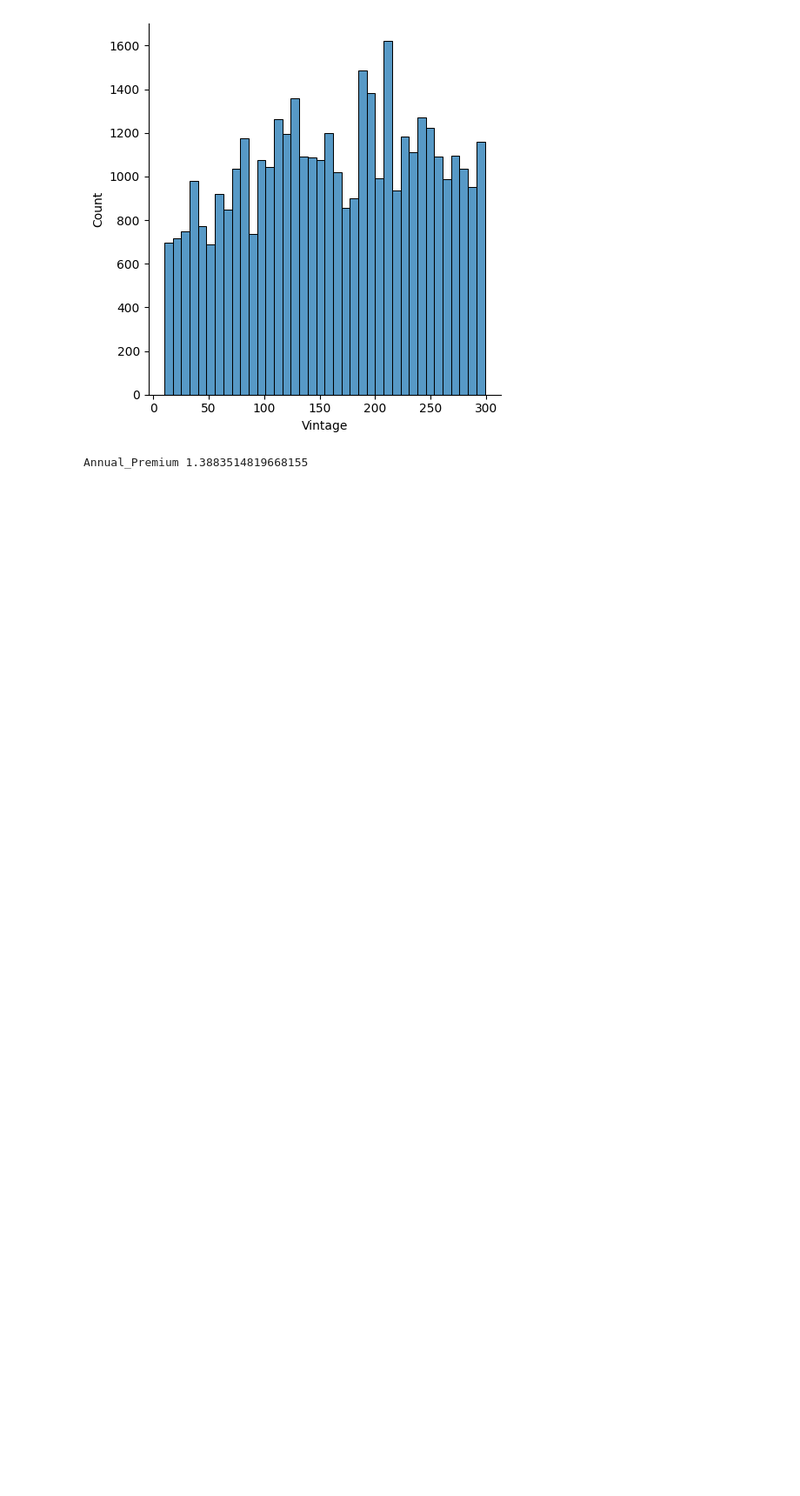
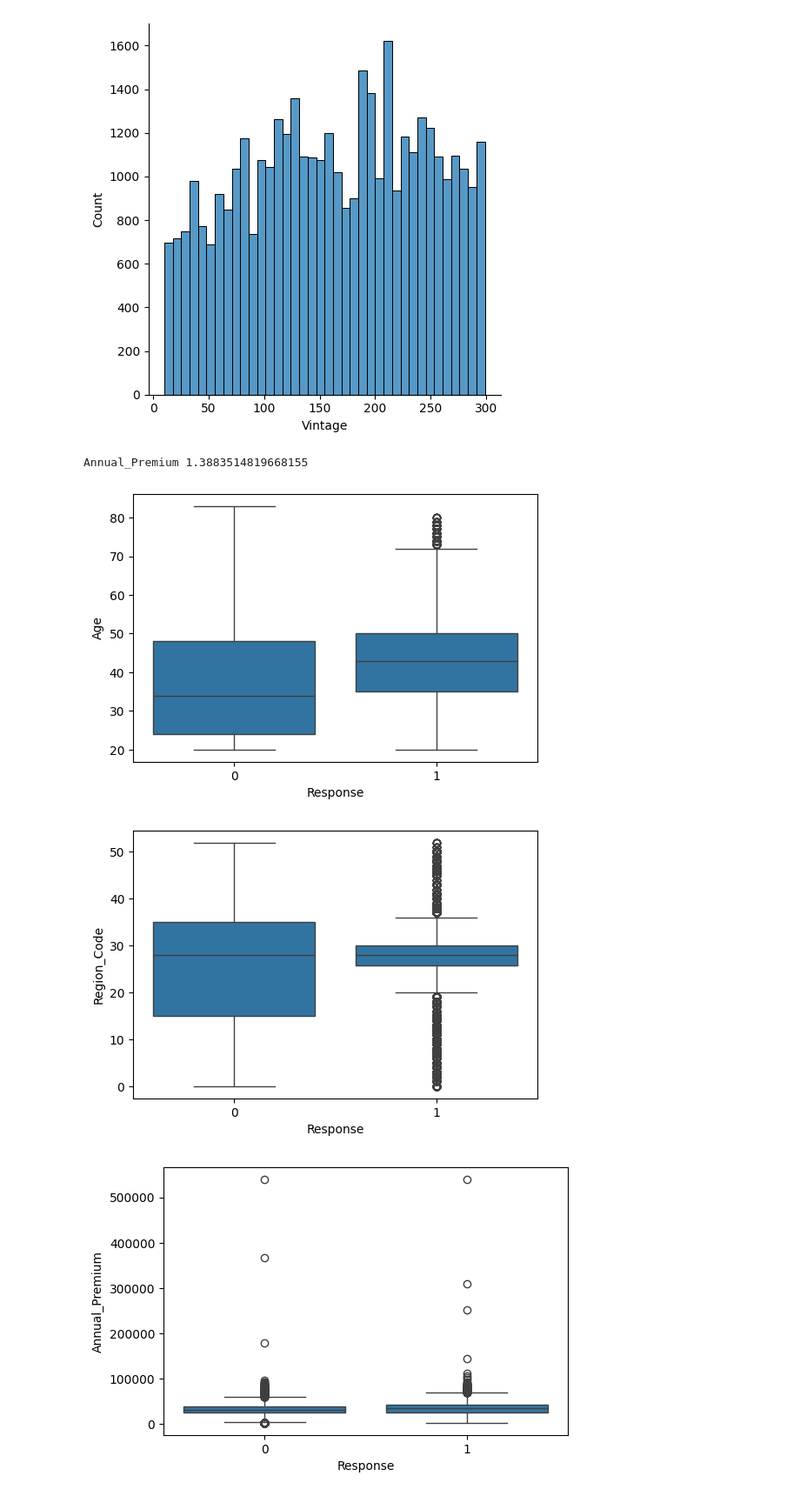
Before and after one commit to NaveenDevlpr/Automobile_Insurance_Analysis, a Jupyter notebook: ai_ml_task.ipynb, the cells around one changed output. Shown: that part at 87% size. Cells and saved outputs as stored; diff of their text form; code cells hidden in the pictures; blank space fills up the shorter version.

```diff
--- a/ai_ml_task.ipynb
+++ b/ai_ml_task.ipynb
@@ -142,0 +160,9 @@ target_var=new_data['Response']
+# %%
+for i in num_variables:
+    plt.figure(figsize=(6, 4))
+    sb.boxplot(x='Response', y=i, data=new_data)
+    plt.show()
+# %% [output]
+[figure, added]
+[figure, added]
+[figure, added]
```
Also changed, not shown: parts of 36 cells of this notebook.
